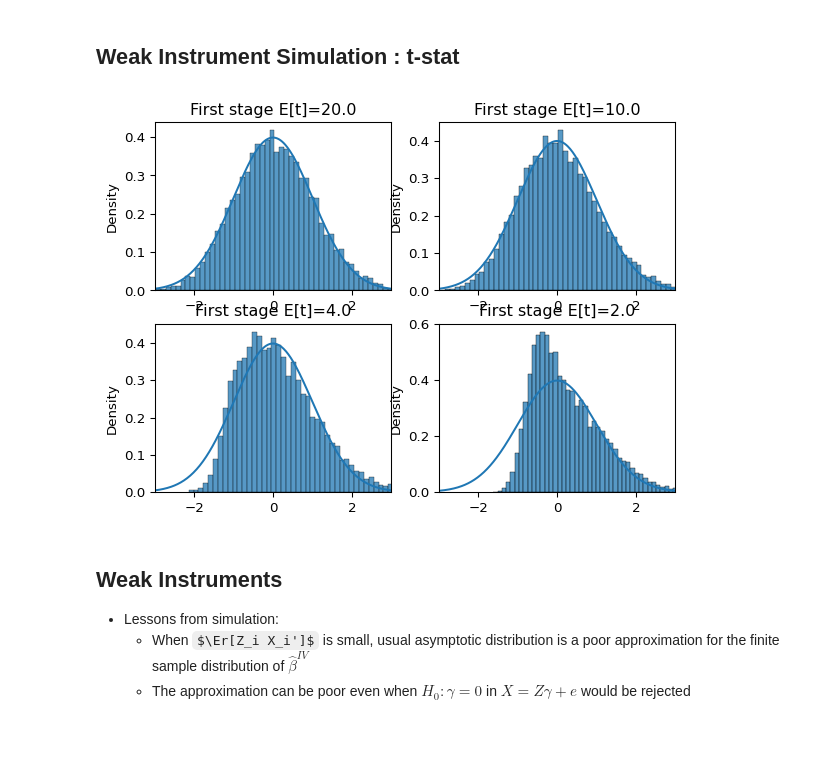
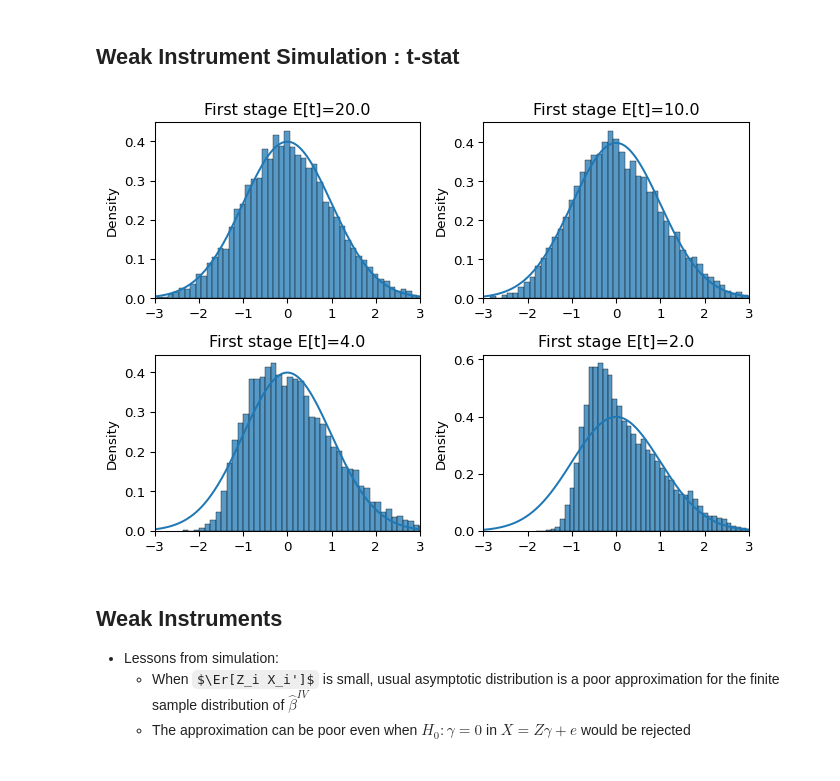
Before and after one commit to ubcecon/ECON526, a Jupyter notebook: lectures/paul/iv.ipynb, the cells around one changed output. Saved outputs shown, nothing was run; the diff lists cells and outputs as text; code cells hidden in the pictures; some formulas as TeX source; blank space fills up the shorter version.

```diff
--- a/lectures/paul/iv.ipynb
+++ b/lectures/paul/iv.ipynb
@@ -498,23 +500,25 @@ for j in range(len(gamma)):
 # %%
 def t2sls(y,x,z, b0=1) :
     b = b2sls(y,x,z)
     u = y - x*b
     se = np.sqrt(u.var()*np.dot(z,z)/(np.dot(x,z)**2))
     t = (b-b0)/se
     return(t)
 
 S = 10_000
 fig, ax = plt.subplots(2,2)
 x = np.linspace(-3,3,num=300)
 phix = scipy.stats.norm.pdf(x)
 for j in range(len(gamma)):
     ts = np.array([(lambda x: t2sls(x[0],x[1],x[2],b0=b0))(simiv(n,gamma[j],sig,b0,Exe)) for _ in range(S)])
     sns.histplot(ts, ax=ax.flat[j], stat='density')
     ax.flat[j].set_title(f"First stage E[t]={np.sqrt(n)*gamma[j]/sig:.3}")
     ax.flat[j].plot(x,phix)
     ax.flat[j].set_xlim(-3,3)
+
+fig.tight_layout()
 # %% [output]
-[figure, old version]
+[figure, new version]
 # %% [markdown]
 ## Weak Instruments
 
```
Also changed, not shown: parts of 3 cells of this notebook, 11 other files.
